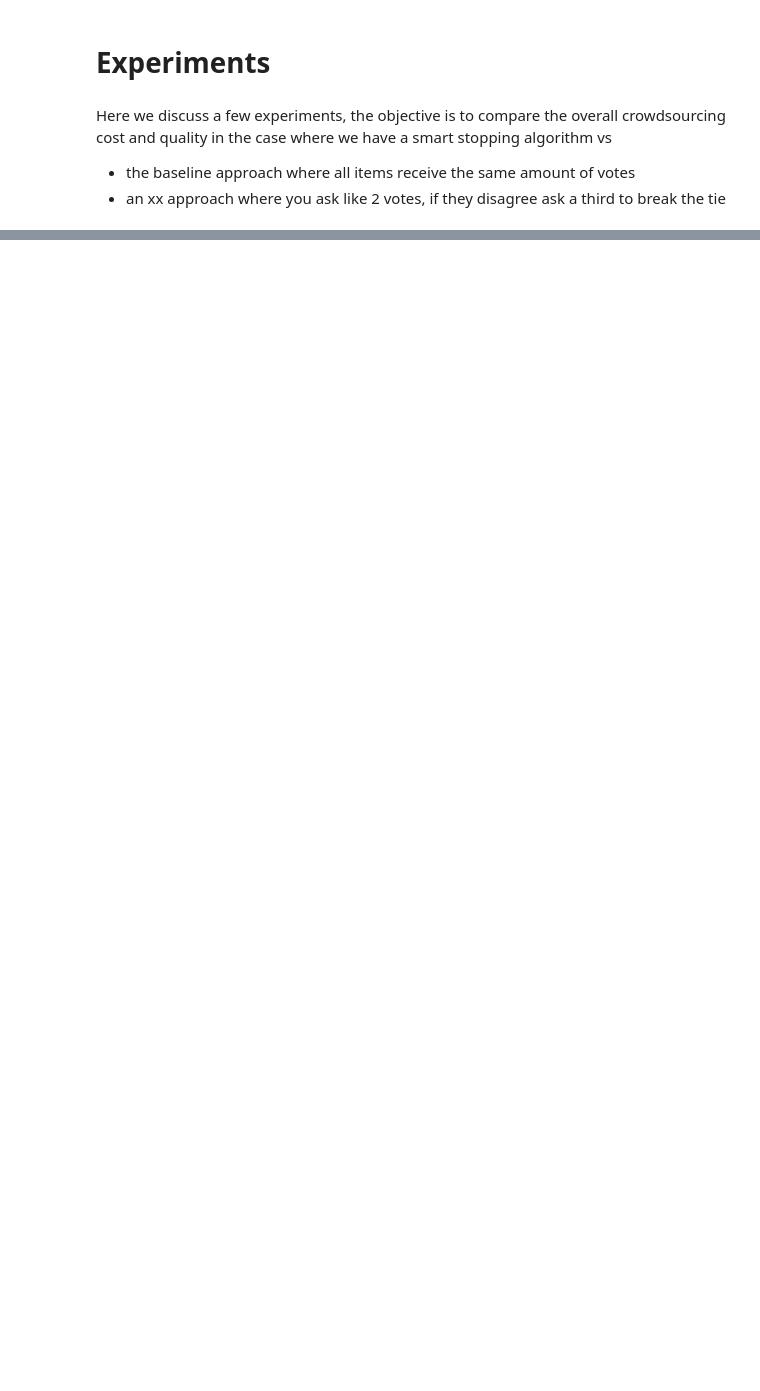
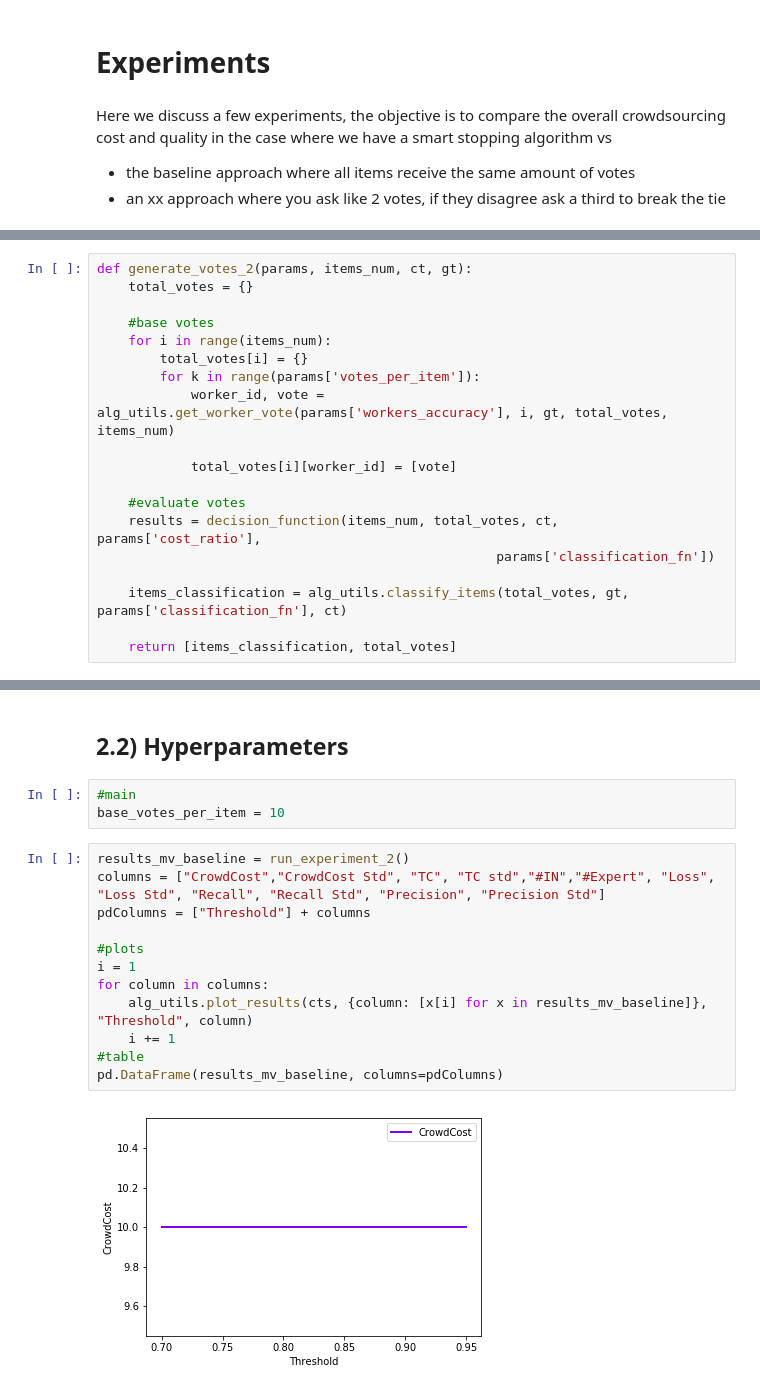
Before and after one commit to pmaglione/classification_model, a Jupyter notebook: main_algorithm_with_experiments.ipynb, the cells around one changed output, grey strips where cells are left out. Saved outputs shown, nothing was run; the diff lists cells and outputs as text; blank space fills up the shorter version.

Commit message:
Added baseline exp + refactor

```diff
--- a/main_algorithm_with_experiments.ipynb
+++ b/main_algorithm_with_experiments.ipynb
@@ -290 +270,20 @@ class Generator:
+# %%
+def generate_votes_2(params, items_num, ct, gt):
+    total_votes = {}
+
+    #base votes
+    for i in range(items_num):
+        total_votes[i] = {}
+        for k in range(params['votes_per_item']):
+            worker_id, vote = alg_utils.get_worker_vote(params['workers_accuracy'], i, gt, total_votes, items_num)
+
+            total_votes[i][worker_id] = [vote]
+
+    #evaluate votes
+    results = decision_function(items_num, total_votes, ct, params['cost_ratio'],
+                                                   params['classification_fn'])
+
+    items_classification = alg_utils.classify_items(total_votes, gt, params['classification_fn'], ct)
+
+    return [items_classification, total_votes]
 # %%
@@ -350,0 +356,19 @@ pd.DataFrame(main_results, columns=["Threshold","Cost Avg","Cost Std", "Cost per
+# %% [markdown]
+## 2.2) Hyperparameters
+# %%
+#main
+base_votes_per_item = 10
+# %%
+results_mv_baseline = run_experiment_2()
+columns = ["CrowdCost","CrowdCost Std", "TC", "TC std","#IN","#Expert", "Loss", "Loss Std", "Recall", "Recall Std", "Precision", "Precision Std"]
+pdColumns = ["Threshold"] + columns
+
+#plots
+i = 1
+for column in columns:
+    alg_utils.plot_results(cts, {column: [x[i] for x in results_mv_baseline]}, "Threshold", column)
+    i += 1
+#table
+pd.DataFrame(results_mv_baseline, columns=pdColumns)
+# %% [output]
+[figure, added]
```
Also changed, not shown: parts of 20 cells of this notebook, 1 other file.
